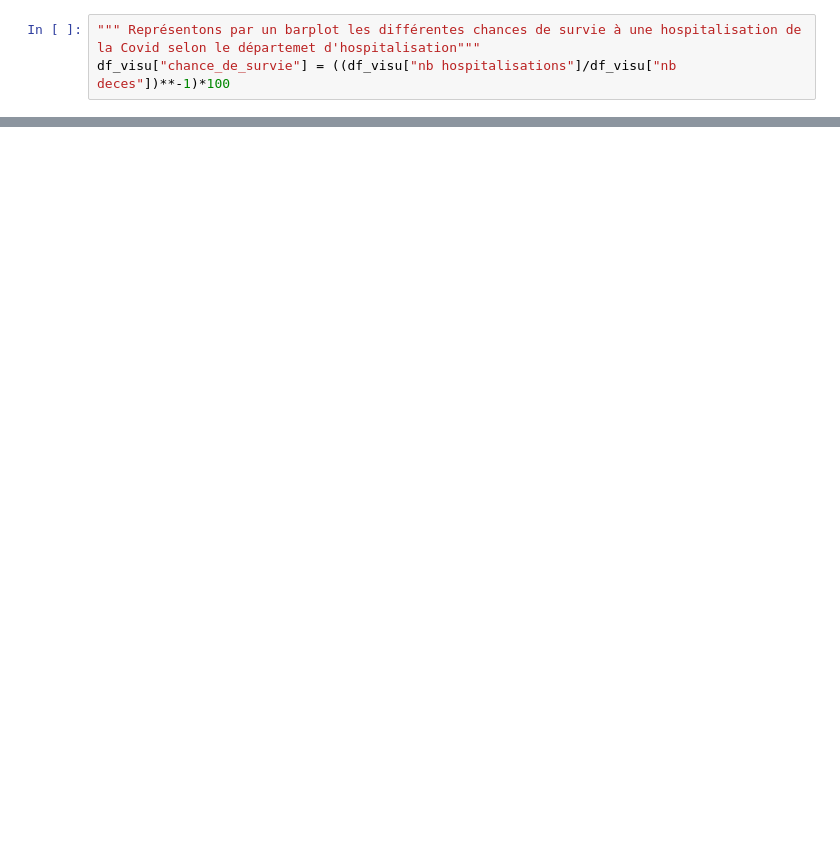
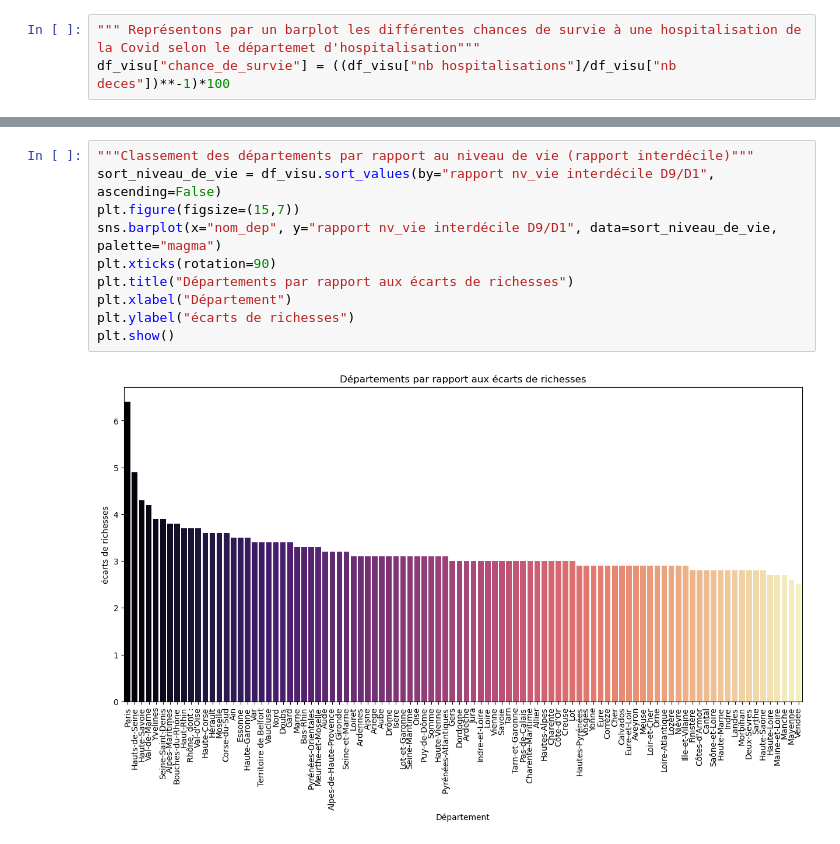
Before and after one commit to gabrielfrancois/DS_Covid, a Jupyter notebook: stat2_visu.ipynb, the cells around one changed output, grey strips where cells are left out. Drawn from its saved outputs; the diff is of its cells as text; blank space fills up the shorter version.

```diff
--- a/stat2_visu.ipynb
+++ b/stat2_visu.ipynb
@@ -71,0 +72,12 @@ plt.show()
+# %%
+"""Classement des départements par rapport au niveau de vie (rapport interdécile)"""
+sort_niveau_de_vie = df_visu.sort_values(by="rapport nv_vie interdécile D9/D1", ascending=False)
+plt.figure(figsize=(15,7))
+sns.barplot(x="nom_dep", y="rapport nv_vie interdécile D9/D1", data=sort_niveau_de_vie, palette="magma")
+plt.xticks(rotation=90)
+plt.title("Départements par rapport aux écarts de richesses")
+plt.xlabel("Département")
+plt.ylabel("écarts de richesses")
+plt.show()
+# %% [output]
+[figure, added]
```
Also changed, not shown: parts of 9 cells of this notebook.
